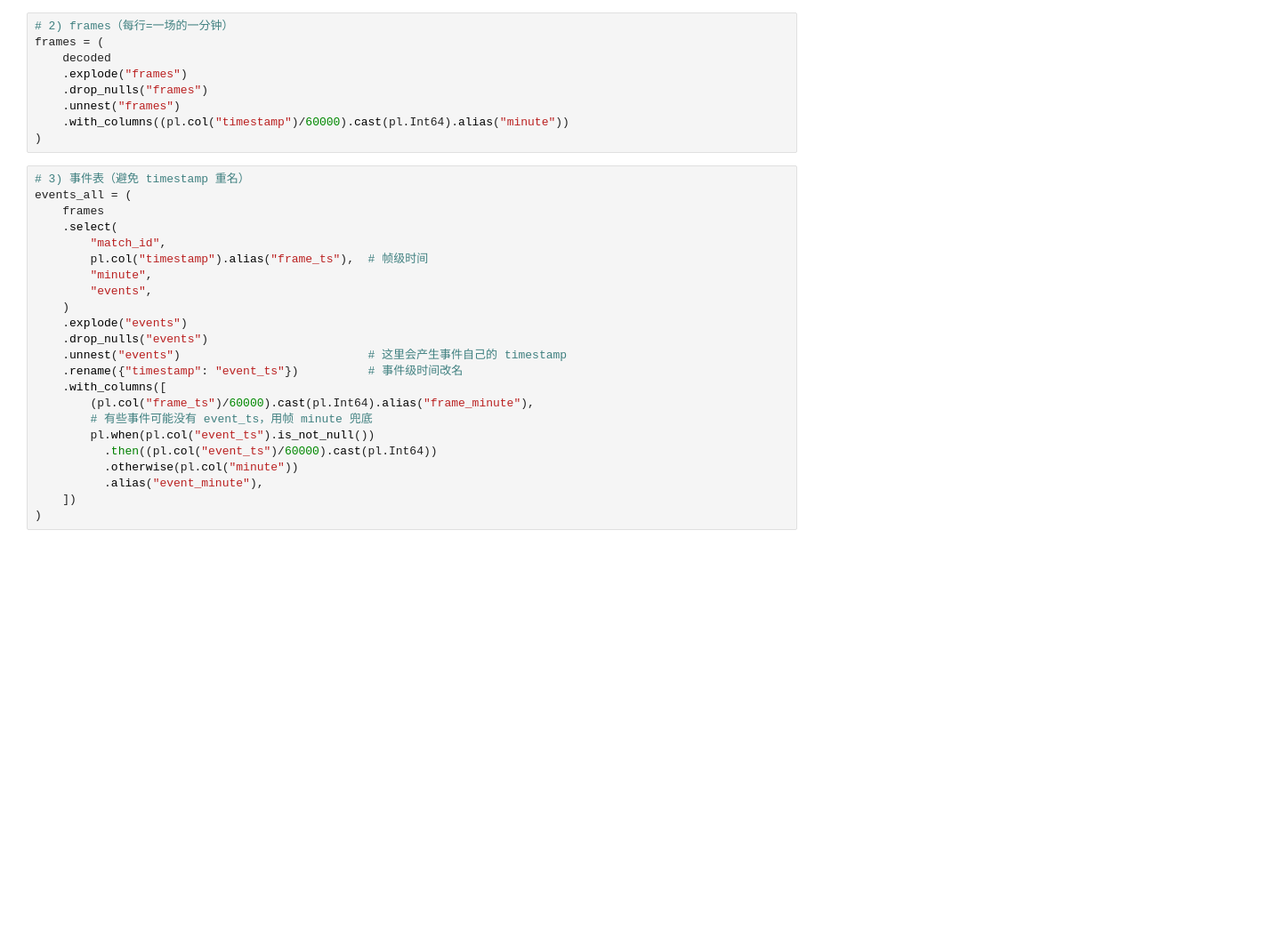
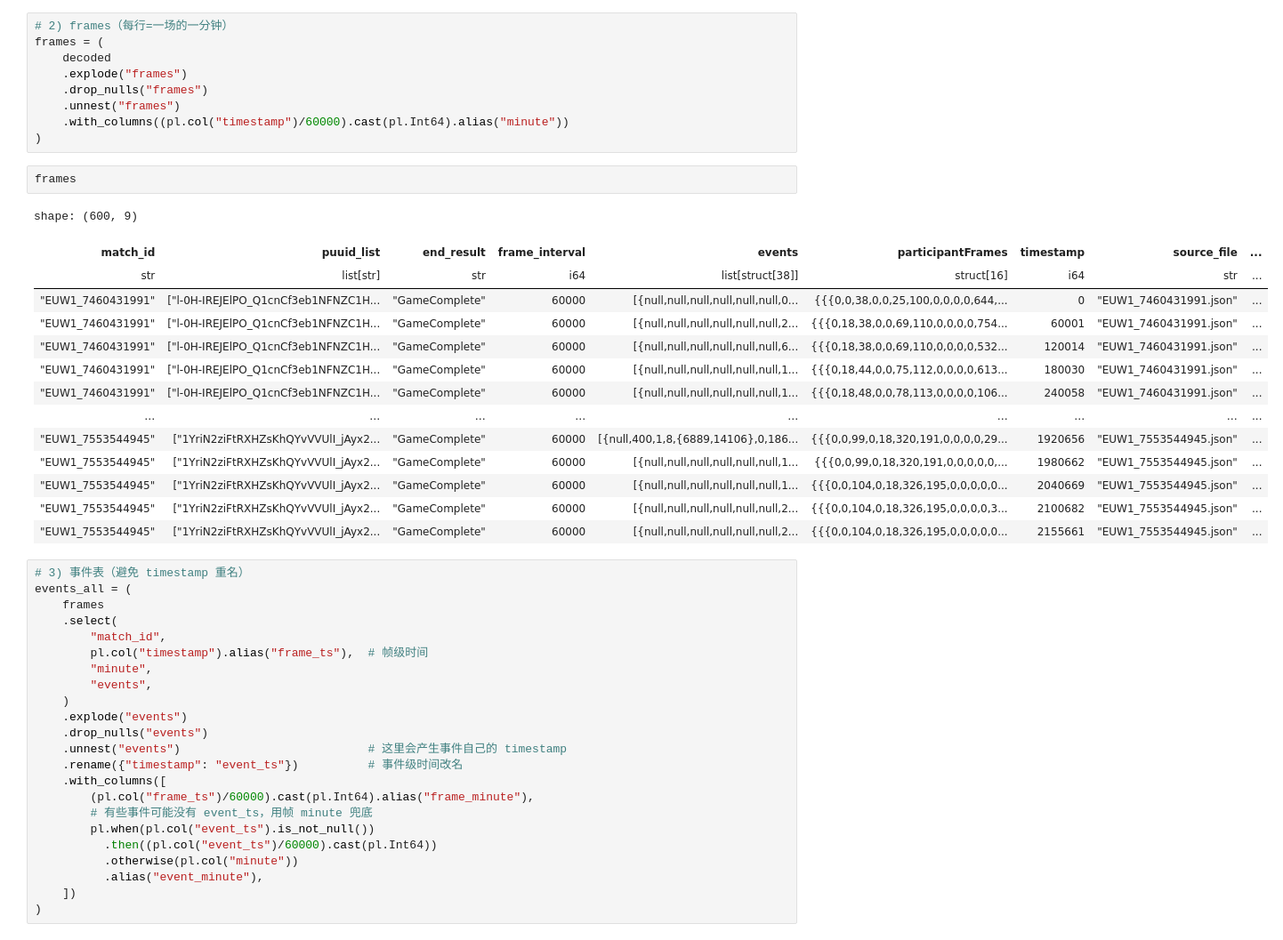
Before and after one commit to qi1n/AWS-Rift-Rewind-Hackathon, a Jupyter notebook: apps/eda/data pipeline.ipynb, the cells around one changed output. Shown at 89% size. Drawn from its saved outputs; the diff is of its cells as text; blank space fills up the shorter version.

```diff
--- a/apps/eda/data pipeline.ipynb
+++ b/apps/eda/data pipeline.ipynb
@@ -47,6 +73,23 @@ frames = (
     .unnest("frames")
     .with_columns((pl.col("timestamp")/60000).cast(pl.Int64).alias("minute"))
 )
+# %%
+frames
+# %% [output]
+shape: (600, 9)
+| match_id | puuid_list | end_result | frame_interval | events | participantFrames | timestamp | source_file | ... |
+| str | list[str] | str | i64 | list[struct[38]] | struct[16] | i64 | str | ... |
+| "EUW1_7460431991" | ["l-0H-IREJElPO_Q1cnCf3eb1NFNZC1H... | "GameComplete" | 60000 | [{null,null,null,null,null,null,0... | {{{0,0,38,0,0,25,100,0,0,0,0,644,... | 0 | "EUW1_7460431991.json" | ... |
+| "EUW1_7460431991" | ["l-0H-IREJElPO_Q1cnCf3eb1NFNZC1H... | "GameComplete" | 60000 | [{null,null,null,null,null,null,2... | {{{0,18,38,0,0,69,110,0,0,0,0,754... | 60001 | "EUW1_7460431991.json" | ... |
+| "EUW1_7460431991" | ["l-0H-IREJElPO_Q1cnCf3eb1NFNZC1H... | "GameComplete" | 60000 | [{null,null,null,null,null,null,6... | {{{0,18,38,0,0,69,110,0,0,0,0,532... | 120014 | "EUW1_7460431991.json" | ... |
+| "EUW1_7460431991" | ["l-0H-IREJElPO_Q1cnCf3eb1NFNZC1H... | "GameComplete" | 60000 | [{null,null,null,null,null,null,1... | {{{0,18,44,0,0,75,112,0,0,0,0,613... | 180030 | "EUW1_7460431991.json" | ... |
+| "EUW1_7460431991" | ["l-0H-IREJElPO_Q1cnCf3eb1NFNZC1H... | "GameComplete" | 60000 | [{null,null,null,null,null,null,1... | {{{0,18,48,0,0,78,113,0,0,0,0,106... | 240058 | "EUW1_7460431991.json" | ... |
+| … | … | … | … | … | … | … | … | ... |
+| "EUW1_7553544945" | ["1YriN2ziFtRXHZsKhQYvVVUlI_jAyx2... | "GameComplete" | 60000 | [{null,400,1,8,{6889,14106},0,186... | {{{0,0,99,0,18,320,191,0,0,0,0,29... | 1920656 | "EUW1_7553544945.json" | ... |
+| "EUW1_7553544945" | ["1YriN2ziFtRXHZsKhQYvVVUlI_jAyx2... | "GameComplete" | 60000 | [{null,null,null,null,null,null,1... | {{{0,0,99,0,18,320,191,0,0,0,0,0,... | 1980662 | "EUW1_7553544945.json" | ... |
+| "EUW1_7553544945" | ["1YriN2ziFtRXHZsKhQYvVVUlI_jAyx2... | "GameComplete" | 60000 | [{null,null,null,null,null,null,1... | {{{0,0,104,0,18,326,195,0,0,0,0,0... | 2040669 | "EUW1_7553544945.json" | ... |
+| "EUW1_7553544945" | ["1YriN2ziFtRXHZsKhQYvVVUlI_jAyx2... | "GameComplete" | 60000 | [{null,null,null,null,null,null,2... | {{{0,0,104,0,18,326,195,0,0,0,0,3... | 2100682 | "EUW1_7553544945.json" | ... |
+| "EUW1_7553544945" | ["1YriN2ziFtRXHZsKhQYvVVUlI_jAyx2... | "GameComplete" | 60000 | [{null,null,null,null,null,null,2... | {{{0,0,104,0,18,326,195,0,0,0,0,0... | 2155661 | "EUW1_7553544945.json" | ... |
 # %%
 # 3) 事件表（避免 timestamp 重名）
 events_all = (
```
Also changed, not shown: parts of 12 cells of this notebook, 23 other files.
